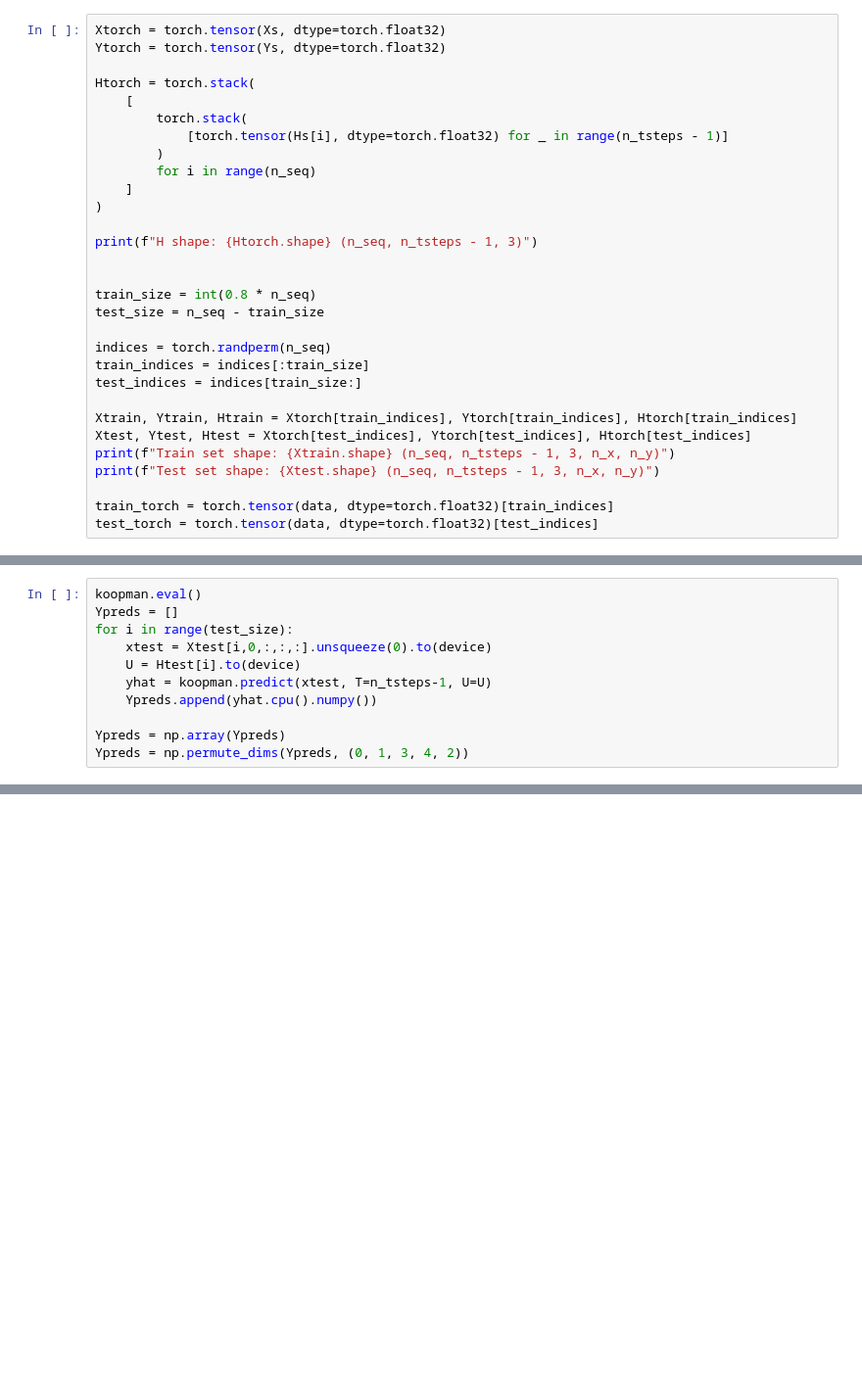
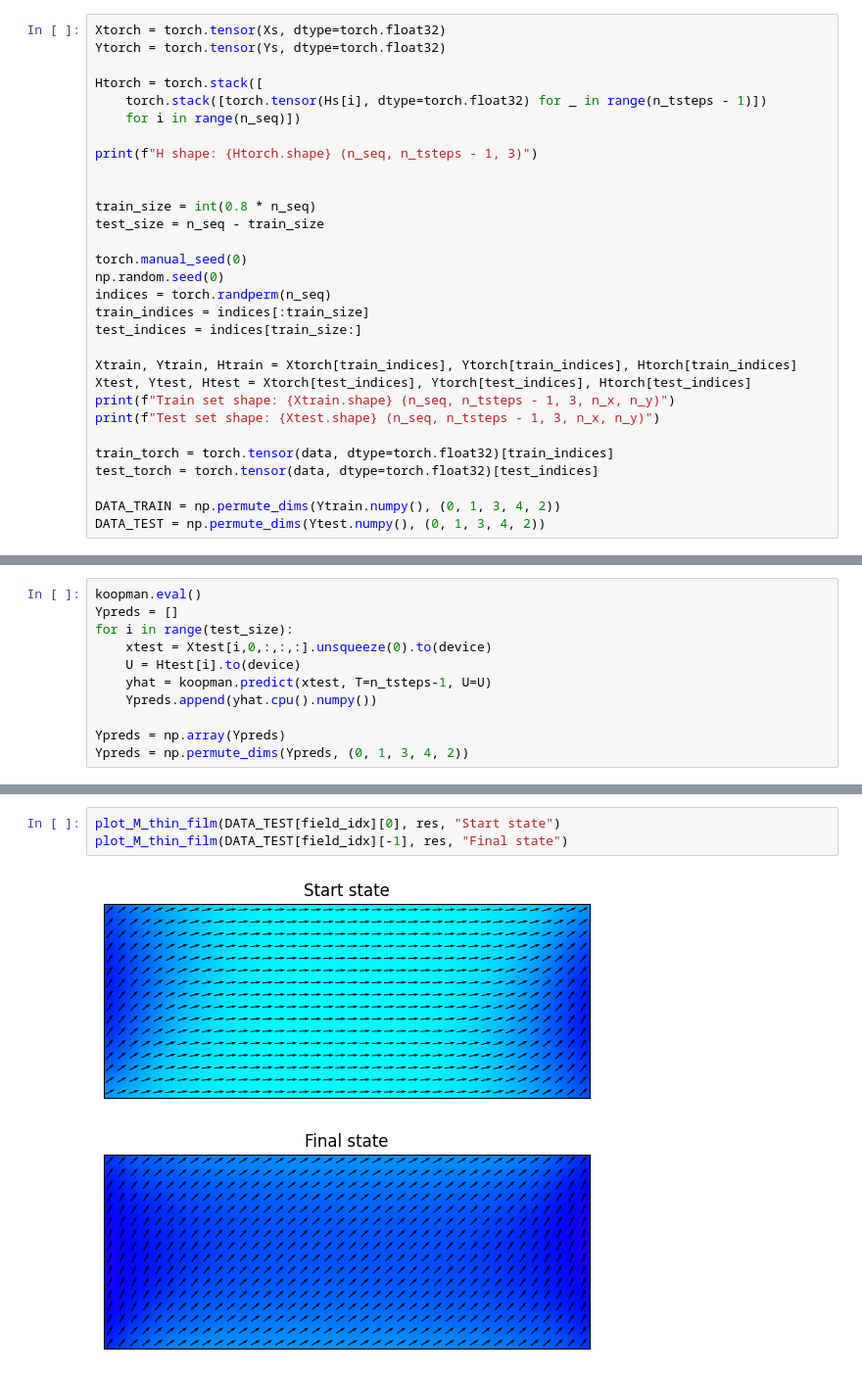
Before and after one commit to cmt-dtu-energy/koopman-magnetics, a Jupyter notebook: nbs/KoopmanAECNN_debug.ipynb, the cells around one changed output, grey strips where cells are left out. Shown: that part at 98% size. Drawn from its saved outputs; the diff is of its cells as text; blank space fills up the shorter version.

```diff
--- a/nbs/KoopmanAECNN_debug.ipynb
+++ b/nbs/KoopmanAECNN_debug.ipynb
@@ -82,14 +109,9 @@ Ys shape: (120, 149, 3, 40, 16) (n_seq, n_tsteps - 1, 3, n_x, n_y)
 Xtorch = torch.tensor(Xs, dtype=torch.float32)
 Ytorch = torch.tensor(Ys, dtype=torch.float32)
 
-Htorch = torch.stack(
-    [
-        torch.stack(
-            [torch.tensor(Hs[i], dtype=torch.float32) for _ in range(n_tsteps - 1)]
-        )
-        for i in range(n_seq)
-    ]
-)
+Htorch = torch.stack([
+    torch.stack([torch.tensor(Hs[i], dtype=torch.float32) for _ in range(n_tsteps - 1)])
+    for i in range(n_seq)])
 
 print(f"H shape: {Htorch.shape} (n_seq, n_tsteps - 1, 3)")
 
@@ -97,6 +119,8 @@ print(f"H shape: {Htorch.shape} (n_seq, n_tsteps - 1, 3)")
 train_size = int(0.8 * n_seq)
 test_size = n_seq - train_size
 
+torch.manual_seed(0)
+np.random.seed(0)
 indices = torch.randperm(n_seq)
 train_indices = indices[:train_size]
 test_indices = indices[train_size:]
@@ -108,6 +132,9 @@ print(f"Test set shape: {Xtest.shape} (n_seq, n_tsteps - 1, 3, n_x, n_y)")
 
 train_torch = torch.tensor(data, dtype=torch.float32)[train_indices]
 test_torch = torch.tensor(data, dtype=torch.float32)[test_indices]
+
+DATA_TRAIN = np.permute_dims(Ytrain.numpy(), (0, 1, 3, 4, 2))
+DATA_TEST = np.permute_dims(Ytest.numpy(), (0, 1, 3, 4, 2))
 # %% [output]
 H shape: torch.Size([120, 149, 3]) (n_seq, n_tsteps - 1, 3)
 Train set shape: torch.Size([96, 149, 3, 40, 16]) (n_seq, n_tsteps - 1, 3, n_x, n_y)
@@ -471,0 +543,6 @@ Field 0:
+# %%
+plot_M_thin_film(DATA_TEST[field_idx][0], res, "Start state")
+plot_M_thin_film(DATA_TEST[field_idx][-1], res, "Final state")
+# %% [output]
+[figure, added]
+[figure, added]
```
Also changed, not shown: parts of 11 cells of this notebook.
